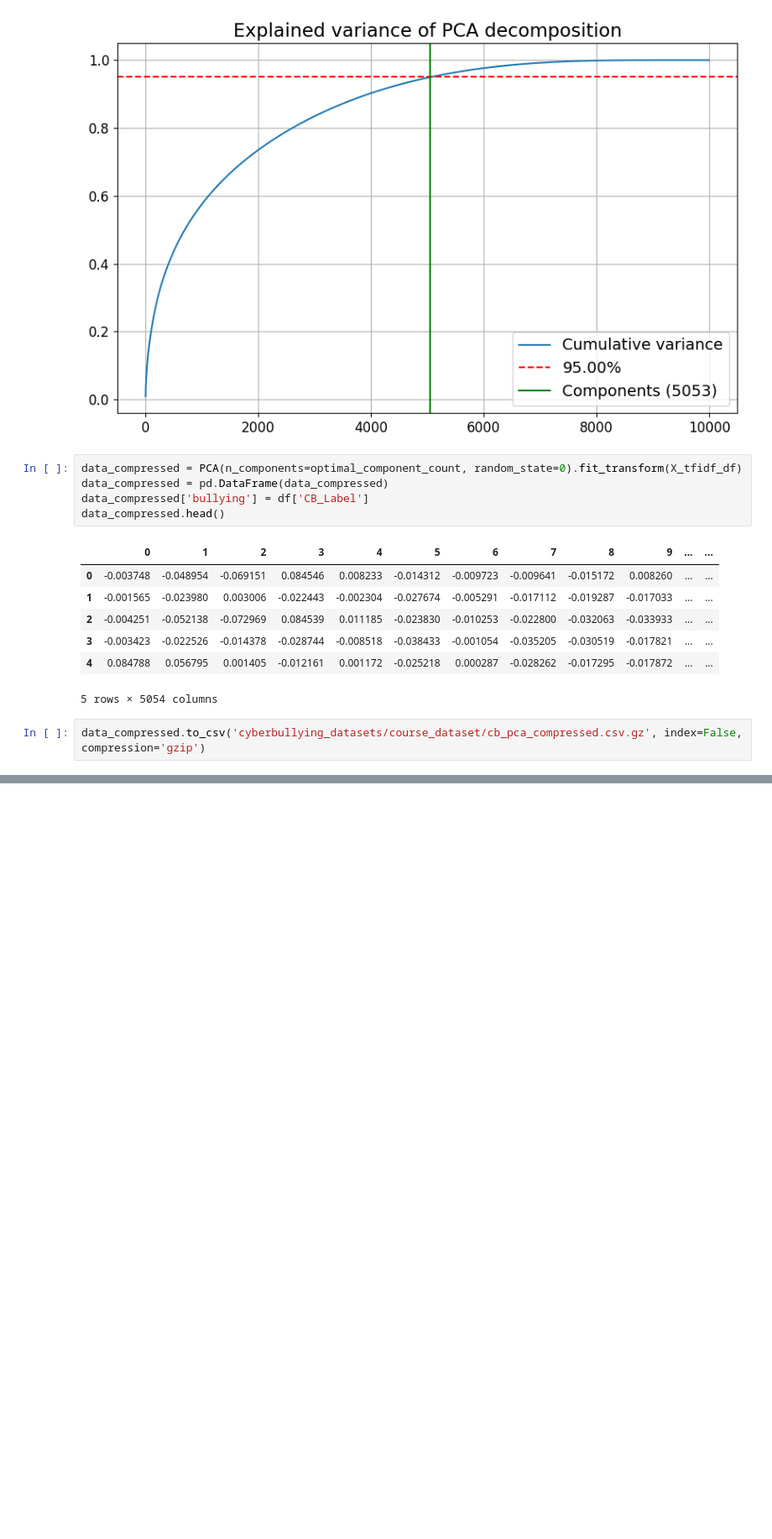
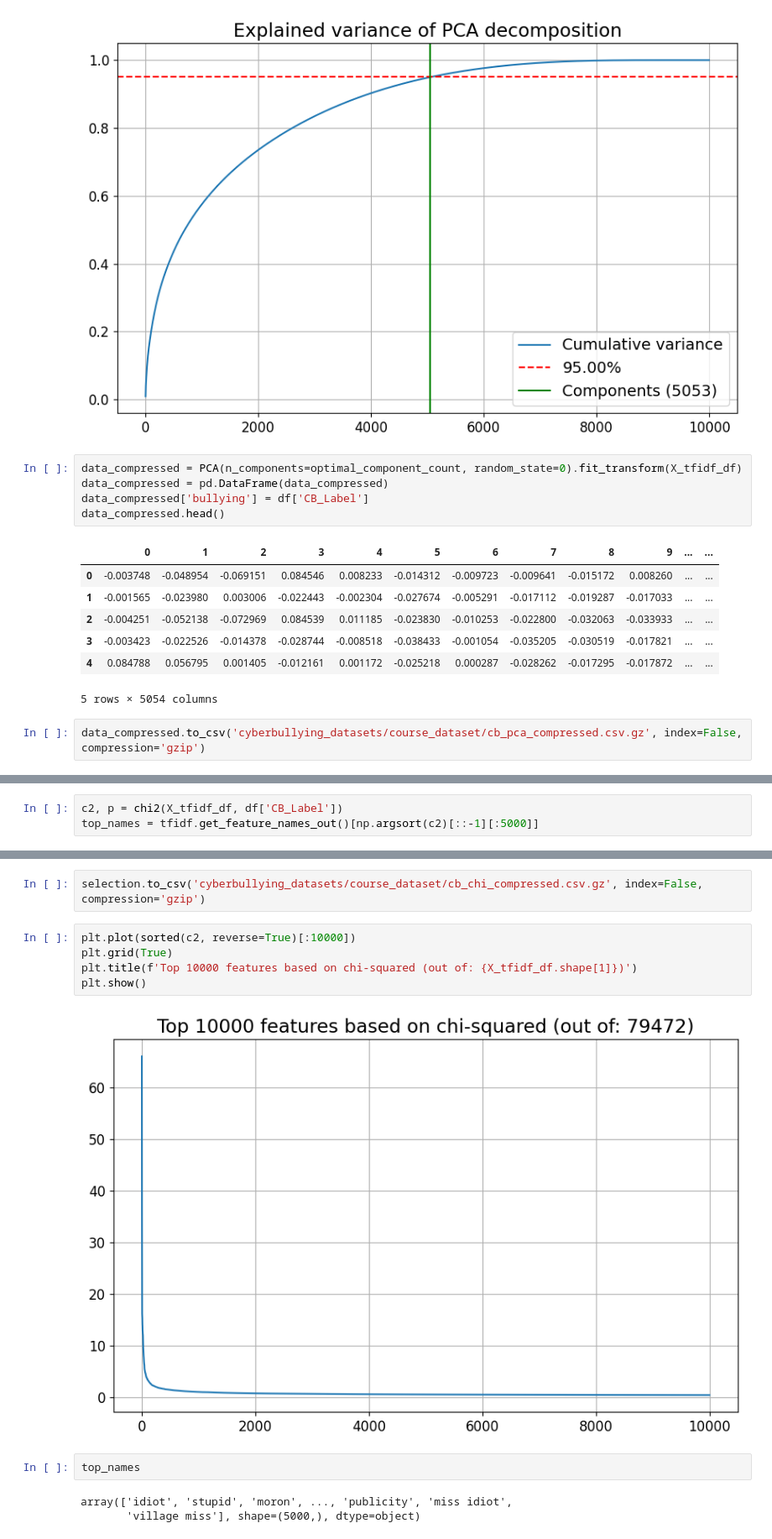
Before and after one commit to sebalexsmith/IT3212, a Jupyter notebook: assignment_3/extraction.ipynb, the cells around one changed output, grey strips where cells are left out. Shown: that part at 84% size. Cells and saved outputs as stored; diff of their text form; blank space fills up the shorter version.

```diff
--- a/assignment_3/extraction.ipynb
+++ b/assignment_3/extraction.ipynb
@@ -223,0 +228,3 @@ data_compressed.to_csv('cyberbullying_datasets/course_dataset/cb_pca_compressed.
+# %%
+c2, p = chi2(X_tfidf_df, df['CB_Label'])
+top_names = tfidf.get_feature_names_out()[np.argsort(c2)[::-1][:5000]]
@@ -223,0 +244,14 @@ data_compressed.to_csv('cyberbullying_datasets/course_dataset/cb_pca_compressed.
+# %%
+selection.to_csv('cyberbullying_datasets/course_dataset/cb_chi_compressed.csv.gz', index=False, compression='gzip')
+# %%
+plt.plot(sorted(c2, reverse=True)[:10000])
+plt.grid(True)
+plt.title(f'Top 10000 features based on chi-squared (out of: {X_tfidf_df.shape[1]})')
+plt.show()
+# %% [output]
+[figure, added]
+# %%
+top_names
+# %% [output]
+array(['idiot', 'stupid', 'moron', ..., 'publicity', 'miss idiot',
+       'village miss'], shape=(5000,), dtype=object)
```
Also changed, not shown: parts of 4 cells of this notebook, 3 other files.
